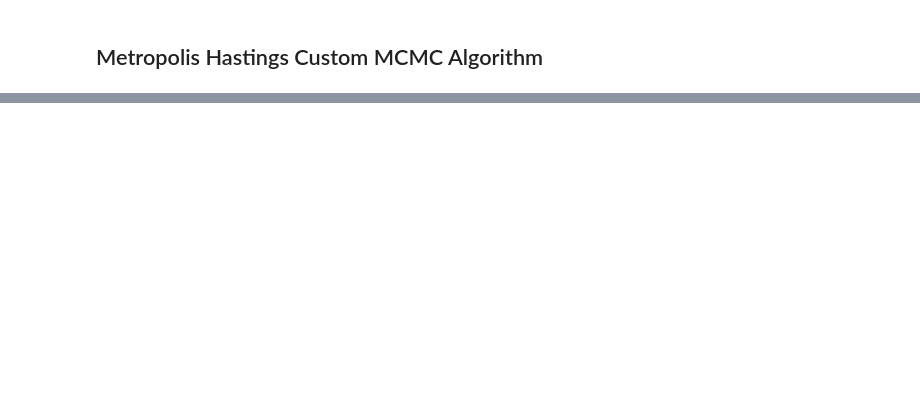
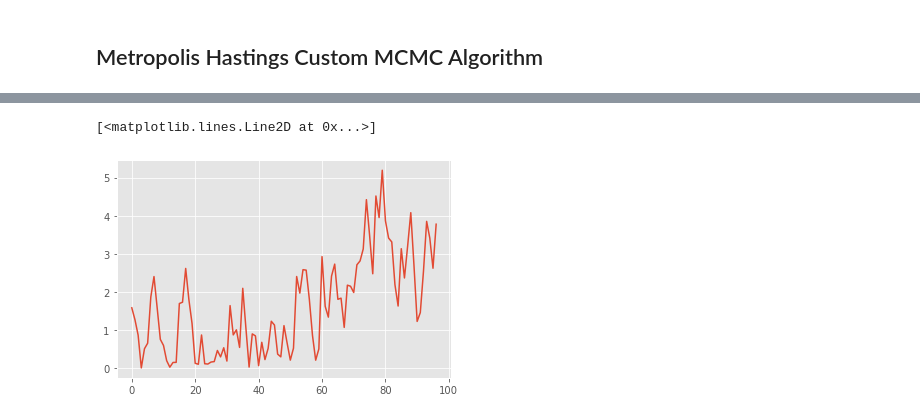
Before and after one commit to JCobbles/trangp, a Jupyter notebook: GRN Inference.ipynb, the cells around one changed output, grey strips where cells are left out. Drawn from its saved outputs; the diff is of its cells as text; code cells hidden in the pictures; blank space fills up the shorter version.

```diff
--- a/GRN Inference.ipynb
+++ b/GRN Inference.ipynb
@@ -224,0 +304,6 @@ for iteration_number in range(T):
+# %%
+sigma = np.array(params['σ'][0])
+plt.plot(sigma)
+# %% [output]
+[<matplotlib.lines.Line2D at 0x...>]
+[figure, added]
```
Also changed, not shown: parts of 6 cells of this notebook.
